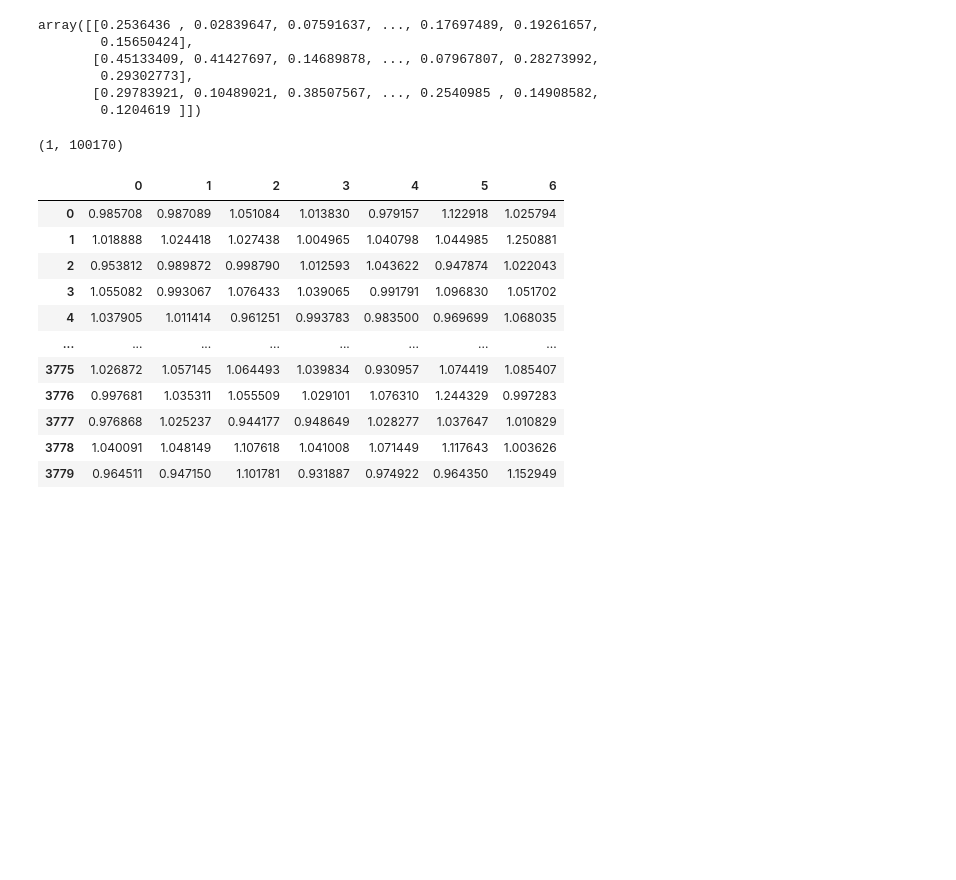
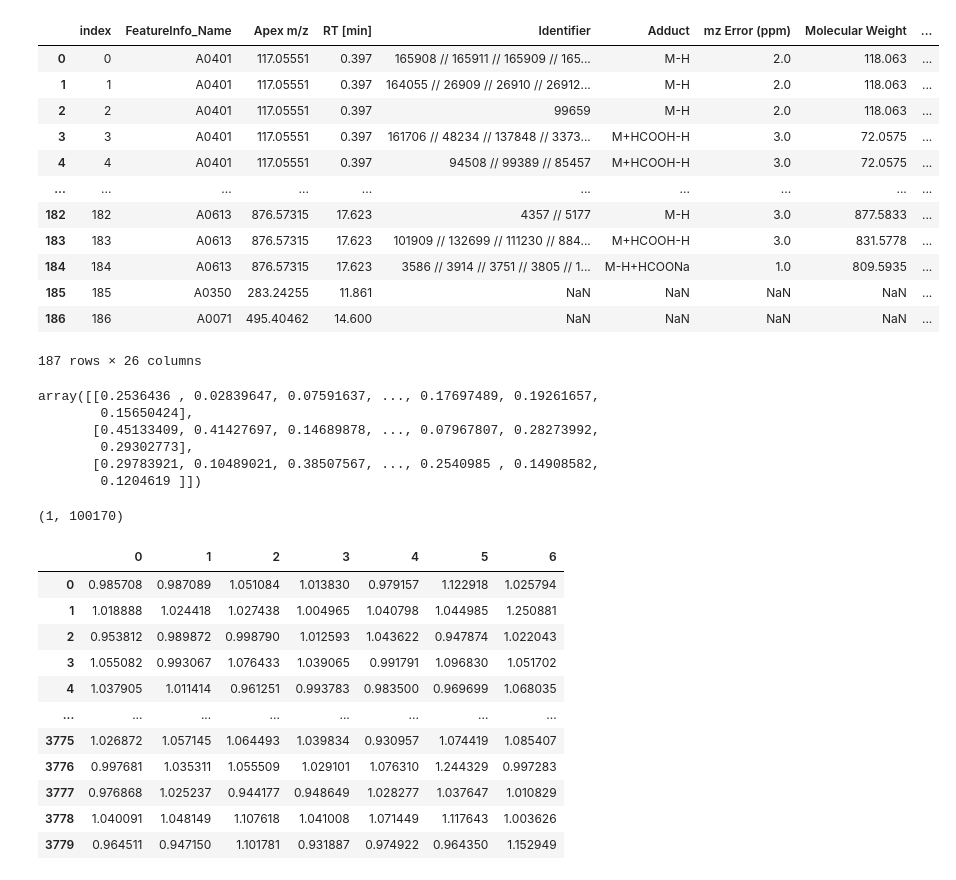
Before and after one commit to CNIC-Proteomics/TurboPutative-2, a Jupyter notebook: TPProcesser/TPMetrics/TPMetrics.ipynb, the cells around one changed output. Saved outputs shown, nothing was run; the diff lists cells and outputs as text; code cells hidden in the pictures; blank space fills up the shorter version.

```diff
--- a/TPProcesser/TPMetrics/TPMetrics.ipynb
+++ b/TPProcesser/TPMetrics/TPMetrics.ipynb
@@ -13,3 +131,19 @@ tpm.getCorrelations()
+# %%
+tpm.df.drop(tpm.i, axis=1)
+# %% [output]
+|  | index | FeatureInfo_Name | Apex m/z | RT [min] | Identifier | Adduct | mz Error (ppm) | Molecular Weight | ... |
+| 0 | 0 | A0401 | 117.05551 | 0.397 | 165908 // 165911 // 165909 // 165... | M-H | 2.0 | 118.063 | ... |
+| 1 | 1 | A0401 | 117.05551 | 0.397 | 164055 // 26909 // 26910 // 26912... | M-H | 2.0 | 118.063 | ... |
+| 2 | 2 | A0401 | 117.05551 | 0.397 | 99659 | M-H | 2.0 | 118.063 | ... |
+| 3 | 3 | A0401 | 117.05551 | 0.397 | 161706 // 48234 // 137848 // 3373... | M+HCOOH-H | 3.0 | 72.0575 | ... |
+| 4 | 4 | A0401 | 117.05551 | 0.397 | 94508 // 99389 // 85457 | M+HCOOH-H | 3.0 | 72.0575 | ... |
+| ... | ... | ... | ... | ... | ... | ... | ... | ... | ... |
+| 182 | 182 | A0613 | 876.57315 | 17.623 | 4357 // 5177 | M-H | 3.0 | 877.5833 | ... |
+| 183 | 183 | A0613 | 876.57315 | 17.623 | 101909 // 132699 // 111230 // 884... | M+HCOOH-H | 3.0 | 831.5778 | ... |
+| 184 | 184 | A0613 | 876.57315 | 17.623 | 3586 // 3914 // 3751 // 3805 // 1... | M-H+HCOONa | 1.0 | 809.5935 | ... |
+| 185 | 185 | A0350 | 283.24255 | 11.861 | NaN | NaN | NaN | NaN | ... |
+| 186 | 186 | A0071 | 495.40462 | 14.600 | NaN | NaN | NaN | NaN | ... |
+187 rows × 26 columns
 # %%
 '''
 Incluir dos metodos; uno para el calculo de cada tipo de score
```
Also changed, not shown: parts of 8 cells of this notebook, 4 other files.
